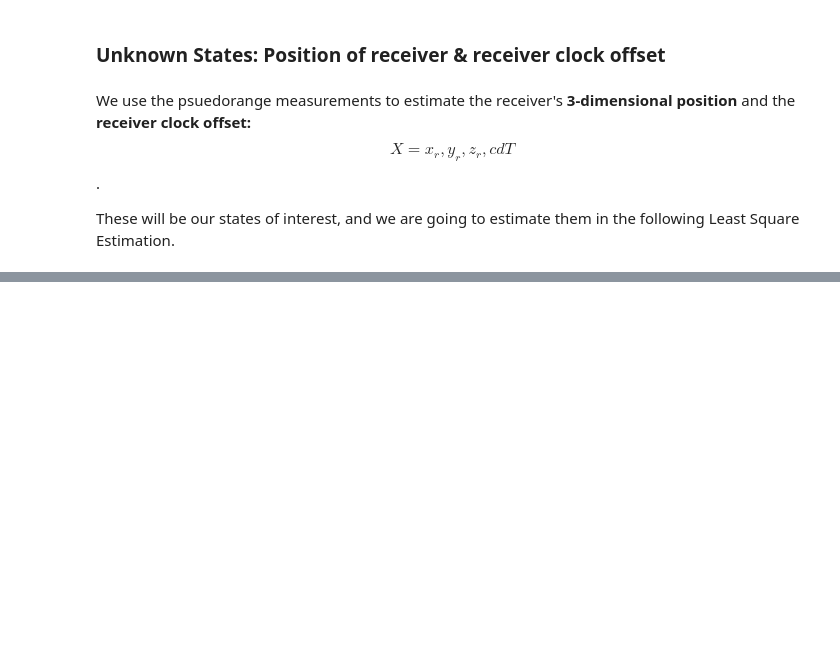
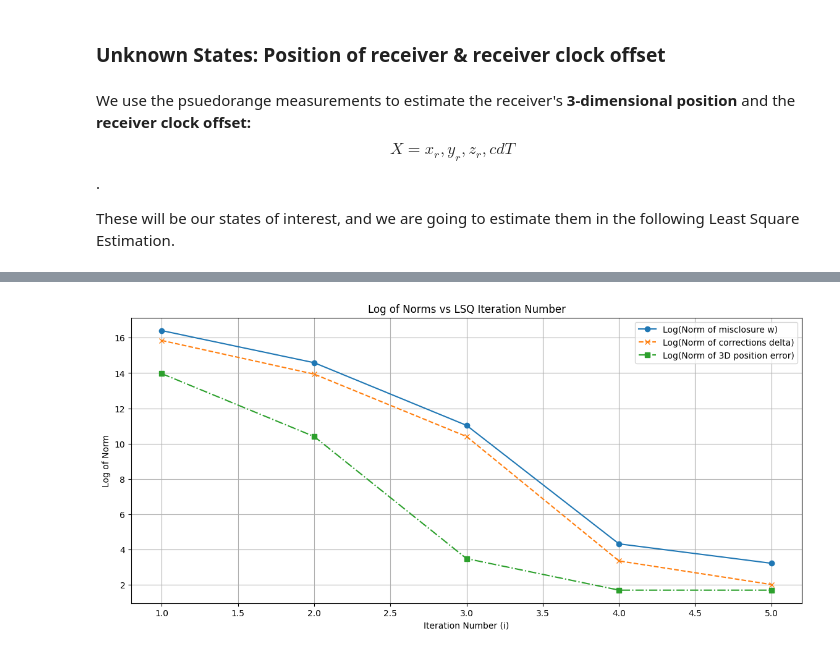
Before and after one commit to AnthonyKelly8/engg680_2024_fall, a Jupyter notebook: Lab_Assignment2/Assignment2.ipynb, the cells around one changed output, grey strips where cells are left out. Drawn from its saved outputs; the diff is of its cells as text; code cells hidden in the pictures; blank space fills up the shorter version.

```diff
--- a/Lab_Assignment2/Assignment2.ipynb
+++ b/Lab_Assignment2/Assignment2.ipynb
@@ -430,9 +451,11 @@ x_hat = x_0.copy()
 # the function should return an array of distance between satellites and receiver
 # you can either use the numpy function or code the math manually
 # (1 marks)
+
+
 def euclidean_norm(receiver_pos, satellite_pos):
-  #...
-  return distance
+    distance = np.array([np.linalg.norm(satellite_pos - receiver_pos[0,:3], axis=1)]).reshape(11,1)                                     #calculating Euclidean distance using np.linalg.norm function, reshaping results to (11, 1)
+    return distance
 # %%
 # step 8
 # define a function named design_matrix which computes the design matrix A of this LSE problem
@@ -440,7 +463,19 @@ def euclidean_norm(receiver_pos, satellite_pos):
 # the function should return an two-dimensional array which represents the design matrix A
 # (2 marks)
 def design_matrix(r_pos, s_pos, rho):
-  #...
+
+  c1 = np.zeros((11,1))                                   #initializing columns c1, c2, c3, and c4
+  c2 = np.zeros((11,1))
+  c3 = np.zeros((11,1))
+  c4 = np.ones((11,1)) * -1
+
+  for j in a:
+    c1[j-1] = (r_pos[0,0] - s_pos[j-1,0])/(rho[j-1])        #filling out columns by vectorizing
+    c2[j-1] = (r_pos[0,1] - s_pos[j-1,1])/(rho[j-1])
+    c3[j-1] = (r_pos[0,2] - s_pos[j-1,2])/(rho[j-1])
+
+  A = np.hstack((c1,c2,c3,c4))                                  #horizontally stacking output
+
   return A
 # %%
 # step 9
@@ -522,14 +578,35 @@ after the LSE convergence to the console.
 # %%
 # step 12
 # Using the imported matplotlib, plot the following (3 marks in total). Make sure to include proper axes information, legend, grid lines and title.
 
+norm_w = [np.linalg.norm(w) for w in arr_w]  # Use matrix norm for w
+norm_delta = [np.linalg.norm(delta) for delta in arr_delta]  # Use matrix norm for delta
+norm_err_pos = [np.linalg.norm(err_pos) for err_pos in arr_err_pos]  # Use vector norm for err_pos
+
+# Create the plot
+plt.figure(figsize=(14, 6))
+
 # 1. Plot log of the misclosure w against the LSQ iteration number i
 # (1 marks)
-
+plt.plot(arr_i, np.log(np.abs(norm_w)), label='Log(Norm of misclosure w)', linestyle='-', marker='o')
 
 # 2. Plot log of the corrections delta against the LSQ iteration number i
 # (1 marks)
-
+plt.plot(arr_i, np.log(np.abs(norm_delta)), label='Log(Norm of corrections delta)', linestyle='--', marker='x')
 
 # 3. Plot log of the 3D position errors against the LSQ iteration number i
 # (1 marks)
+plt.plot(arr_i, np.log(np.abs(norm_err_pos)), label='Log(Norm of 3D position error)', linestyle='-.', marker='s')
+
+#Plot Settings
+# Add axis labels, title, grid, and legend
+plt.xlabel('Iteration Number (i)')
+plt.ylabel('Log of Norm')
+plt.title('Log of Norms vs LSQ Iteration Number')
+plt.grid(True)
+plt.legend()
+
+# Show the plot
+plt.show()
+# %% [output]
+[figure, added]
```
Also changed, not shown: parts of 15 cells of this notebook, 1 other file.
